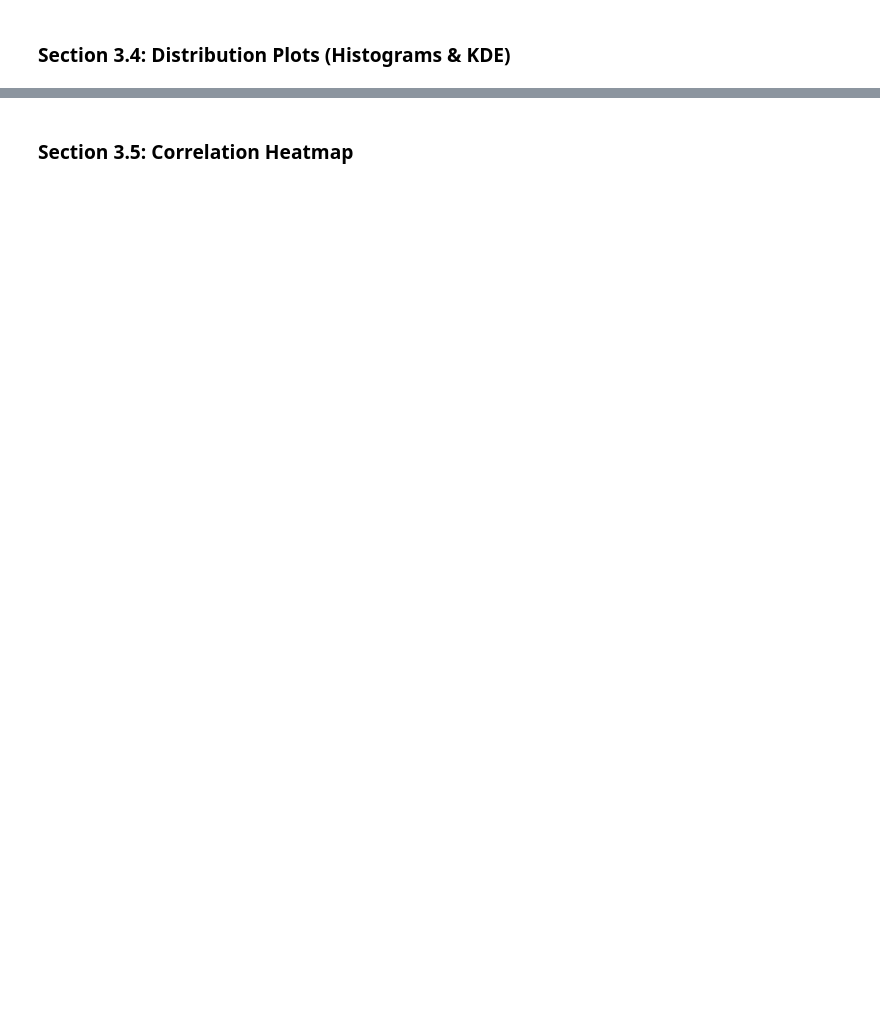
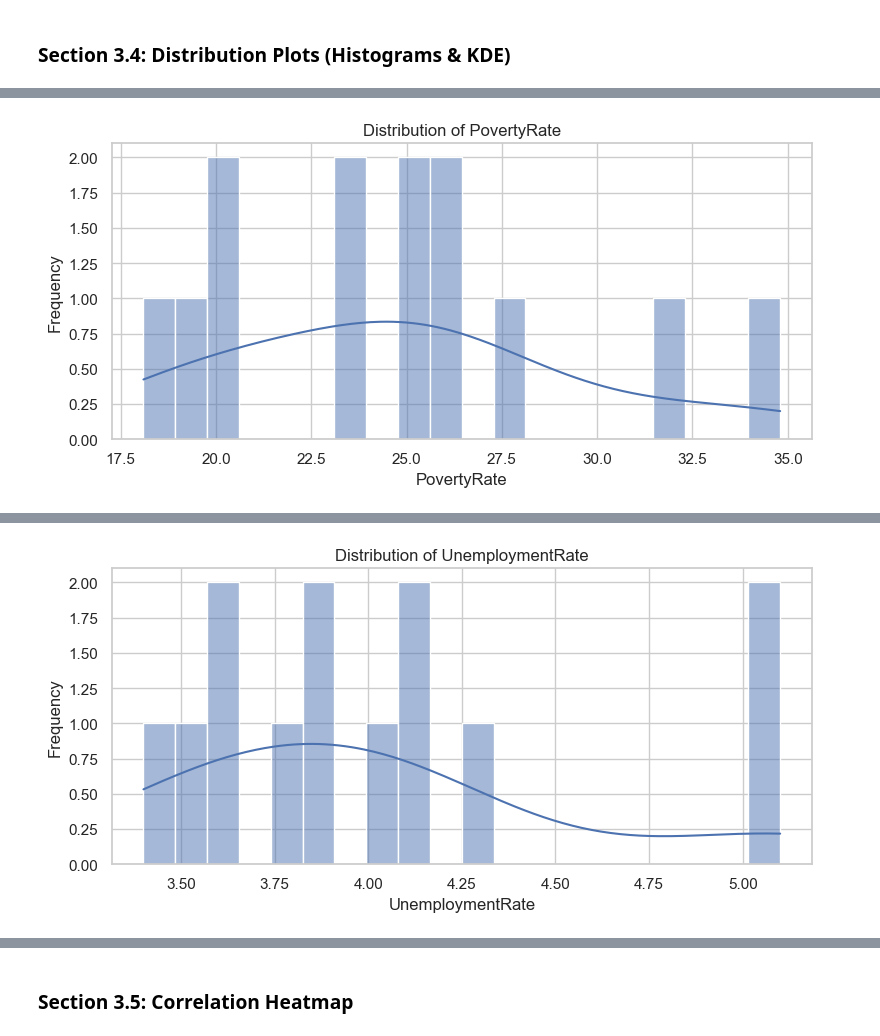
Before and after one commit to JBtallgrass/Ballard-Capstone-proj, a Jupyter notebook: capstone_analytics.ipynb, the cells around one changed output, grey strips where cells are left out. Drawn from its saved outputs; the diff is of its cells as text; code cells hidden in the pictures; blank space fills up the shorter version.

```diff
--- a/capstone_analytics.ipynb
+++ b/capstone_analytics.ipynb
@@ -356,25 +438,25 @@ print(df_nca['unemployment_rate_2023'].head())     # Preview values
 # %% [markdown]
 ### Section 3.4: Distribution Plots (Histograms & KDE)
 # %%
-# Distribution plots with title-based saving
-variables = ['PovertyRate', 'UnemploymentRate', 'HighSchoolGradRate', 'BachelorsDegreeRate']
+variables = ['PovertyRate', 'UnemploymentRate', 'HighSchoolGradPct', 'BachelorsDegreePct']
 
 for var in variables:
     plt.figure(figsize=(8, 4))
 
-    # Define plot title
     title = f"Distribution of {var}"
 
-    # Plot
-    sns.histplot(df[var], kde=True, bins=20)
+    # Use the correct DataFrame
+    sns.histplot(df_nca[var], kde=True, bins=20)
+
     plt.title(title)
     plt.xlabel(var)
     plt.ylabel('Frequency')
     plt.tight_layout()
 
-    # Create safe filename from title
+    # Save with safe filename
     filename = title.lower().replace(" ", "_").replace("’", "").replace("'", "")
     plt.savefig(image_dir / f"{filename}.png", dpi=300, bbox_inches='tight')
     logging.info(f"📷 Saved: {filename}.png")
 
     plt.show()
+# %% [output]
@@ -380,0 +464 @@ for var in variables:
+[figure, added]
@@ -380,0 +466 @@ for var in variables:
+[figure, added]
```
Also changed, not shown: parts of 14 cells of this notebook, 22 other files.
